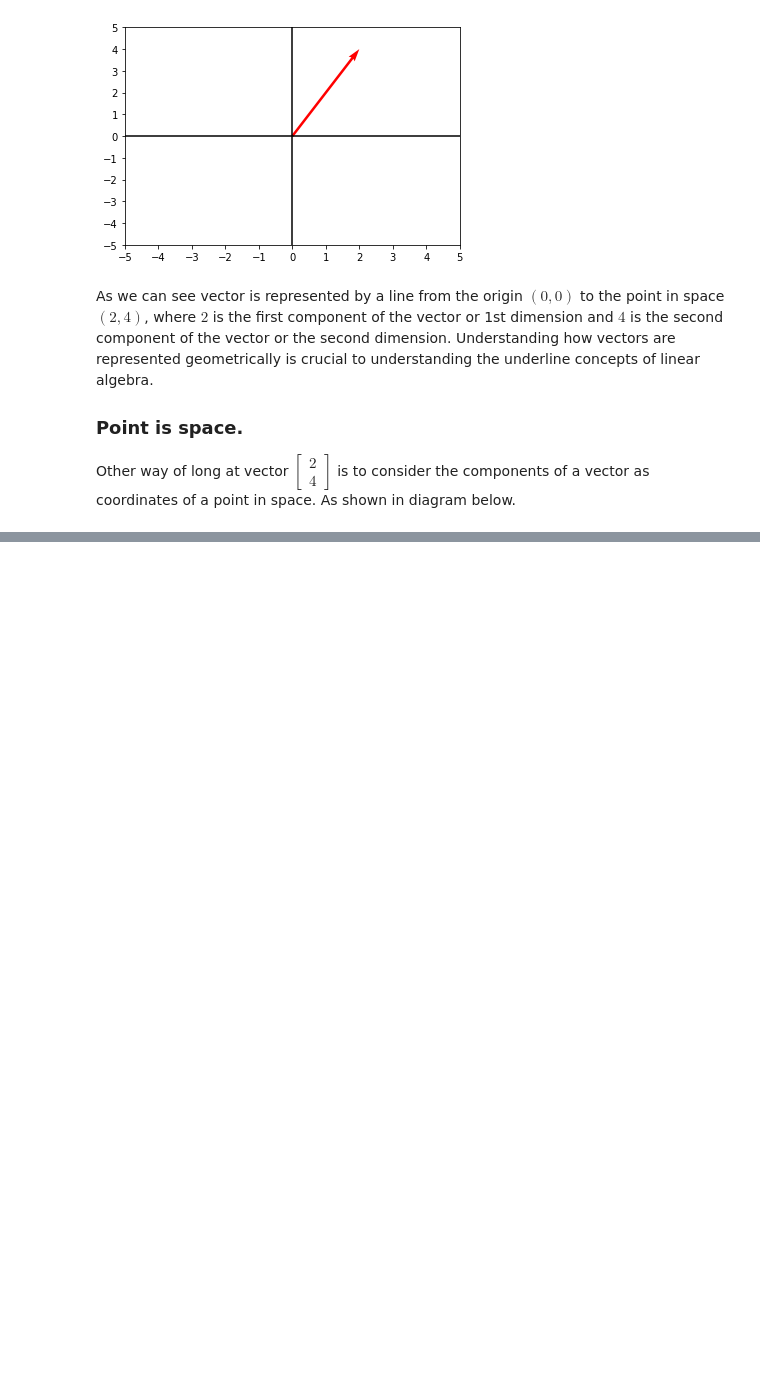
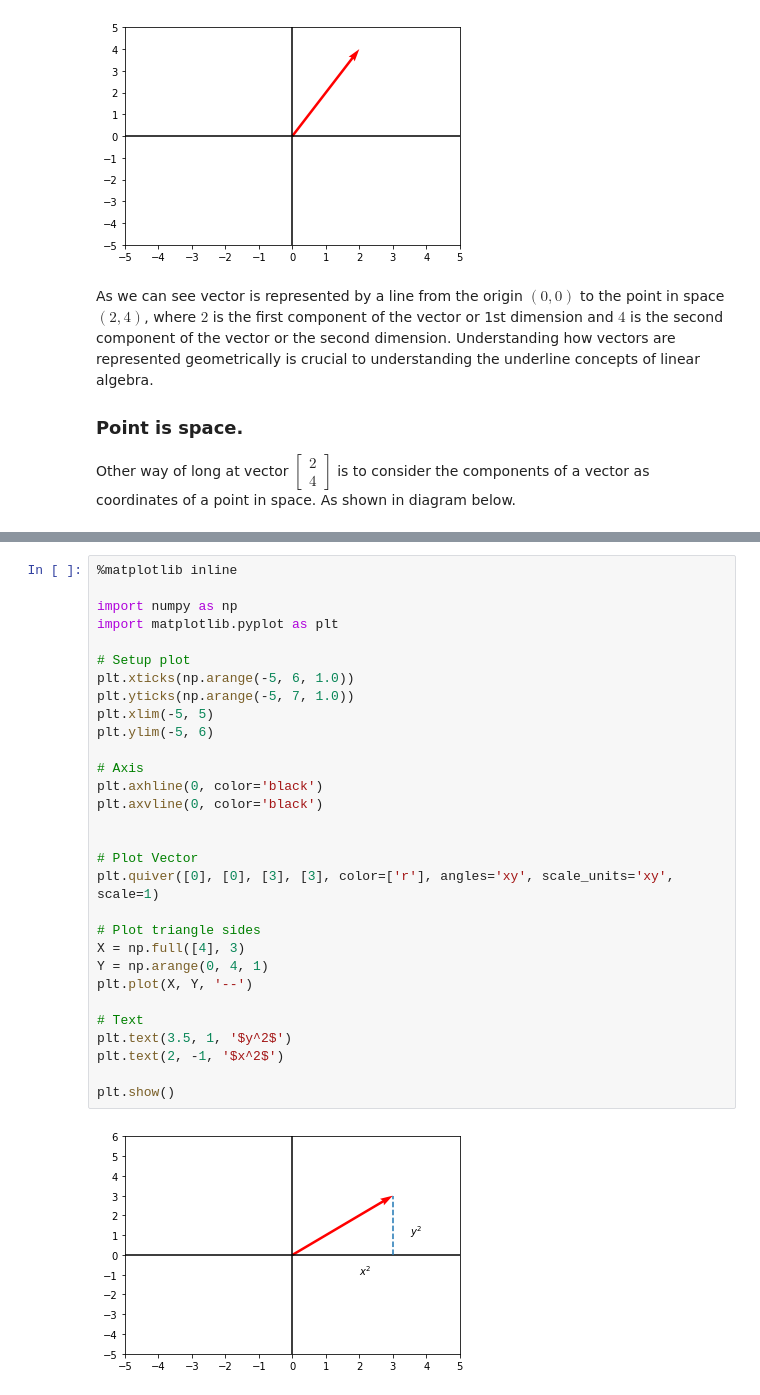
Before and after one commit to sunitdev/notes, a Jupyter notebook: notes/mathematics/linear-algebra/intro-linear-algebra.ipynb, the cells around one changed output, grey strips where cells are left out. Saved outputs shown, nothing was run; the diff lists cells and outputs as text; blank space fills up the shorter version.

Commit message:
Added vector operations

```diff
--- a/notes/mathematics/linear-algebra/intro-linear-algebra.ipynb
+++ b/notes/mathematics/linear-algebra/intro-linear-algebra.ipynb
@@ -157,0 +172,32 @@ plt.show()
+# %%
+%matplotlib inline
+
+import numpy as np
+import matplotlib.pyplot as plt
+
+# Setup plot
+plt.xticks(np.arange(-5, 6, 1.0))
+plt.yticks(np.arange(-5, 7, 1.0))
+plt.xlim(-5, 5)
+plt.ylim(-5, 6)
+
+# Axis
+plt.axhline(0, color='black')
+plt.axvline(0, color='black')
+
+
+# Plot Vector
+plt.quiver([0], [0], [3], [3], color=['r'], angles='xy', scale_units='xy', scale=1)
+
+# Plot triangle sides
+X = np.full([4], 3)
+Y = np.arange(0, 4, 1)
+plt.plot(X, Y, '--')
+
+# Text
+plt.text(3.5, 1, '$y^2$')
+plt.text(2, -1, '$x^2$')
+
+plt.show()
+# %% [output]
+[figure, added]
```
Also changed, not shown: parts of 12 cells of this notebook, 2 other files.
